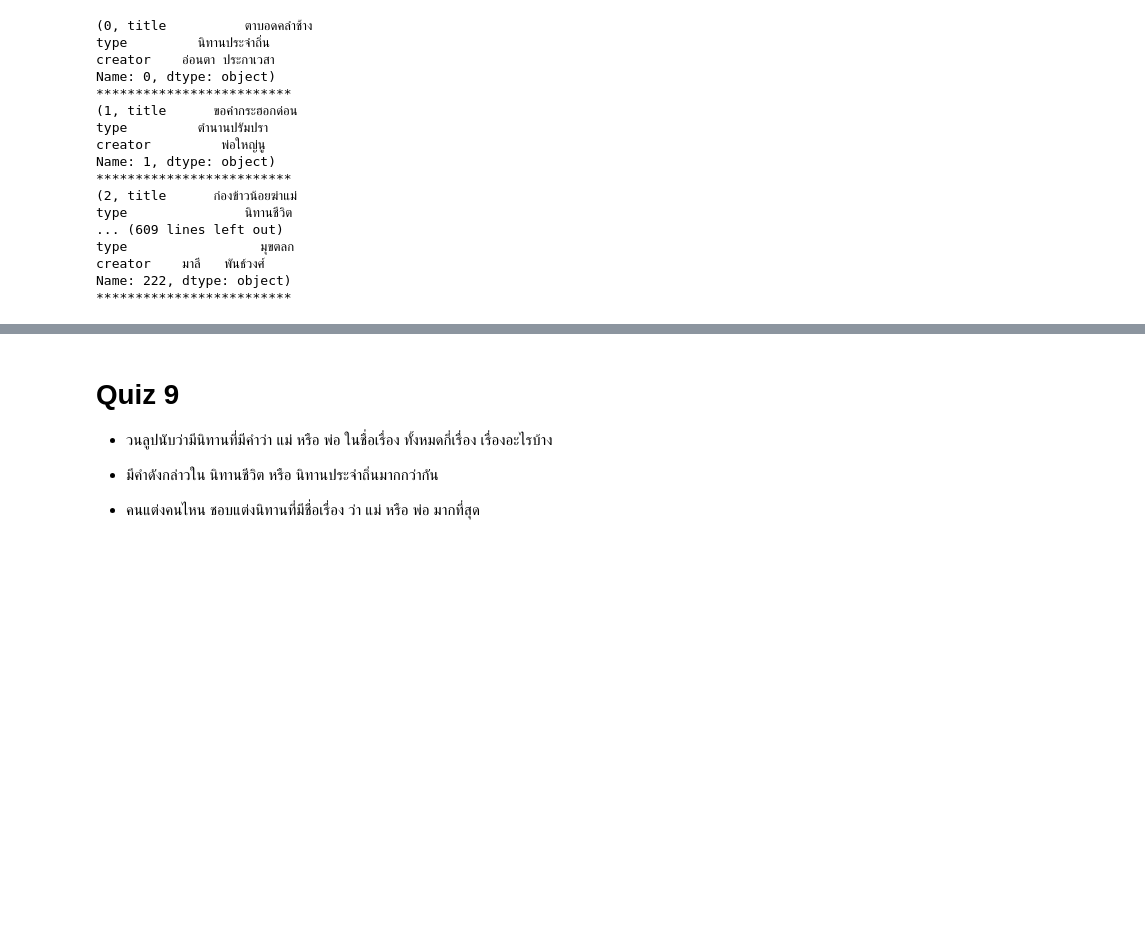
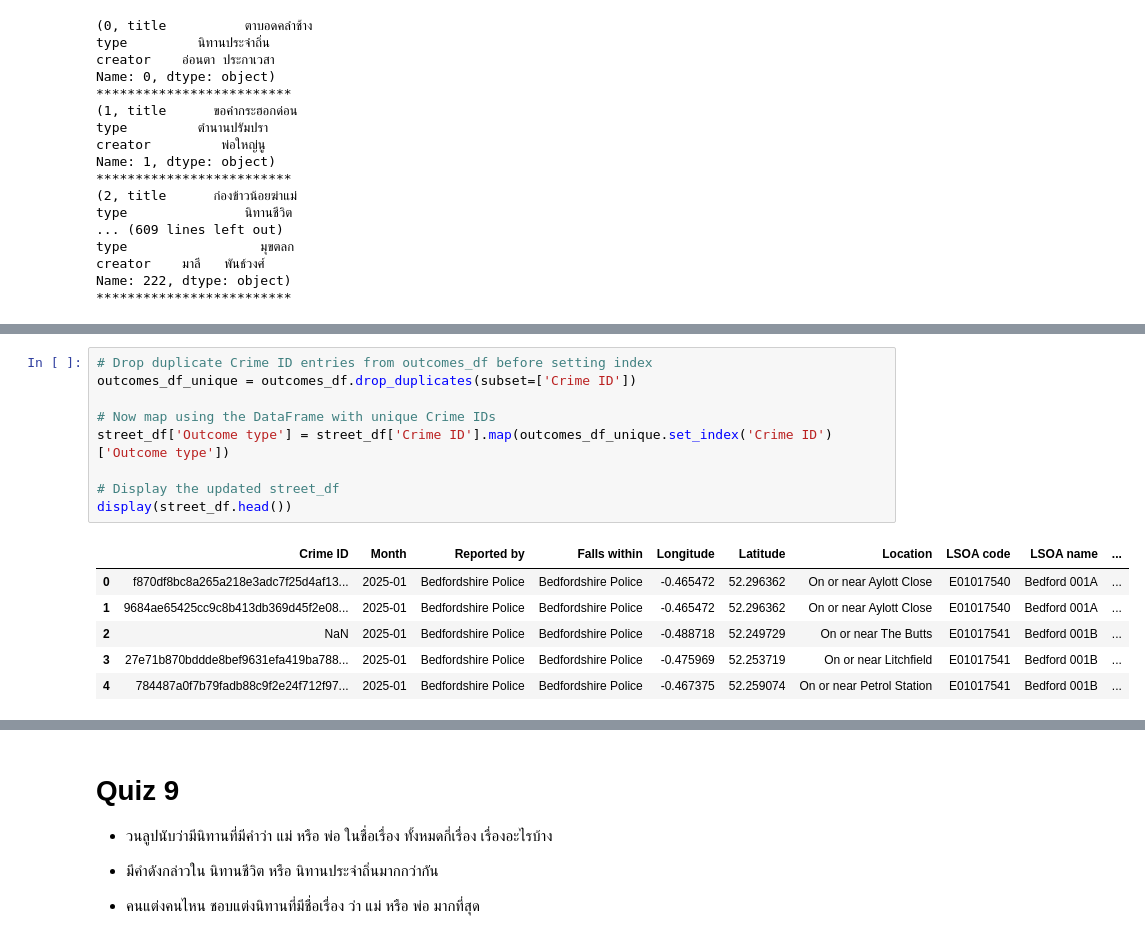
Before and after one commit to bugsotim/dataviz2025, a Jupyter notebook: Pandas_101_2025.ipynb, the cells around one changed output, grey strips where cells are left out. Drawn from its saved outputs; the diff is of its cells as text; blank space fills up the shorter version.

```diff
--- a/Pandas_101_2025.ipynb
+++ b/Pandas_101_2025.ipynb
@@ -1389,0 +1439,16 @@ Name: 222, dtype: object)
+# %%
+# Drop duplicate Crime ID entries from outcomes_df before setting index
+outcomes_df_unique = outcomes_df.drop_duplicates(subset=['Crime ID'])
+
+# Now map using the DataFrame with unique Crime IDs
+street_df['Outcome type'] = street_df['Crime ID'].map(outcomes_df_unique.set_index('Crime ID')['Outcome type'])
+
+# Display the updated street_df
+display(street_df.head())
+# %% [output]
+|  | Crime ID | Month | Reported by | Falls within | Longitude | Latitude | Location | LSOA code | LSOA name | ... |
+| 0 | f870df8bc8a265a218e3adc7f25d4af13... | 2025-01 | Bedfordshire Police | Bedfordshire Police | -0.465472 | 52.296362 | On or near Aylott Close | E01017540 | Bedford 001A | ... |
+| 1 | 9684ae65425cc9c8b413db369d45f2e08... | 2025-01 | Bedfordshire Police | Bedfordshire Police | -0.465472 | 52.296362 | On or near Aylott Close | E01017540 | Bedford 001A | ... |
+| 2 | NaN | 2025-01 | Bedfordshire Police | Bedfordshire Police | -0.488718 | 52.249729 | On or near The Butts | E01017541 | Bedford 001B | ... |
+| 3 | 27e71b870bddde8bef9631efa419ba788... | 2025-01 | Bedfordshire Police | Bedfordshire Police | -0.475969 | 52.253719 | On or near Litchfield | E01017541 | Bedford 001B | ... |
+| 4 | 784487a0f7b79fadb88c9f2e24f712f97... | 2025-01 | Bedfordshire Police | Bedfordshire Police | -0.467375 | 52.259074 | On or near Petrol Station | E01017541 | Bedford 001B | ... |
```
Also changed, not shown: parts of 17 cells of this notebook.
